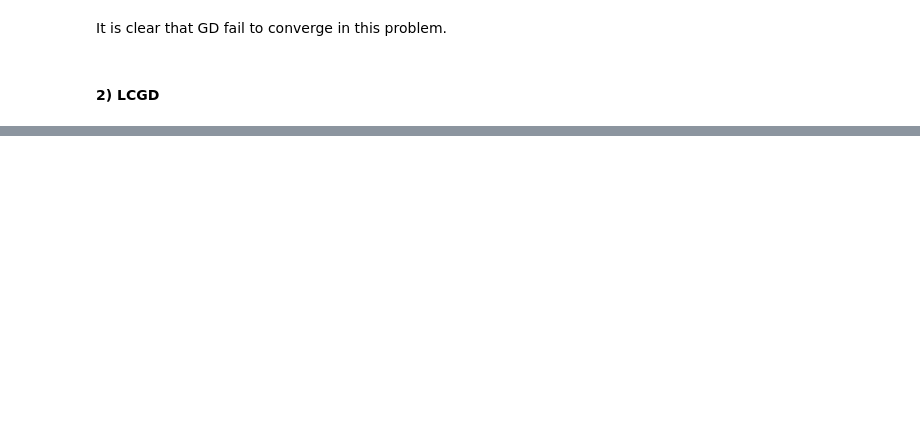
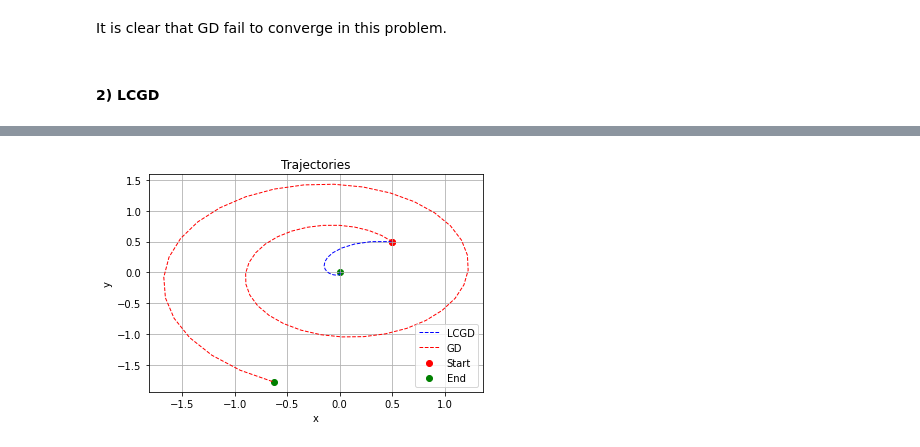
Before and after one commit to gabrieledangeli/OptML_miniproject_FGY, a Jupyter notebook: main.ipynb, the cells around one changed output, grey strips where cells are left out. Cells and saved outputs as stored; diff of their text form; code cells hidden in the pictures; blank space fills up the shorter version.

```diff
--- a/main.ipynb
+++ b/main.ipynb
@@ -69,0 +102,17 @@ LCGD(99/99): objective=-44442607875296350923644790820228232601874847957799892911
+# %%
+plt.figure()
+plt.grid()
+plt.plot(xs_LCGD, ys_LCGD, 'b--', linewidth=1, label="LCGD")
+plt.plot(xs_GD, ys_GD, 'r--', linewidth=1, label="GD")
+plt.ylabel("y")
+plt.xlabel("x")
+plt.title("Trajectories")
+plt.legend()
+# Add markers for the starting and end points
+plt.scatter([xs_LCGD[0],xs_GD[0]], [ys_LCGD[0],ys_GD[0]], c='r', marker='o', label='Start')
+plt.scatter([xs_LCGD[-1],xs_GD[-1]], [ys_LCGD[-1],ys_GD[-1]], c='g', marker='o', label='End')
+plt.legend()
+
+plt.show()
+# %% [output]
+[figure, added]
```
Also changed, not shown: parts of 8 cells of this notebook, 1 other file.
